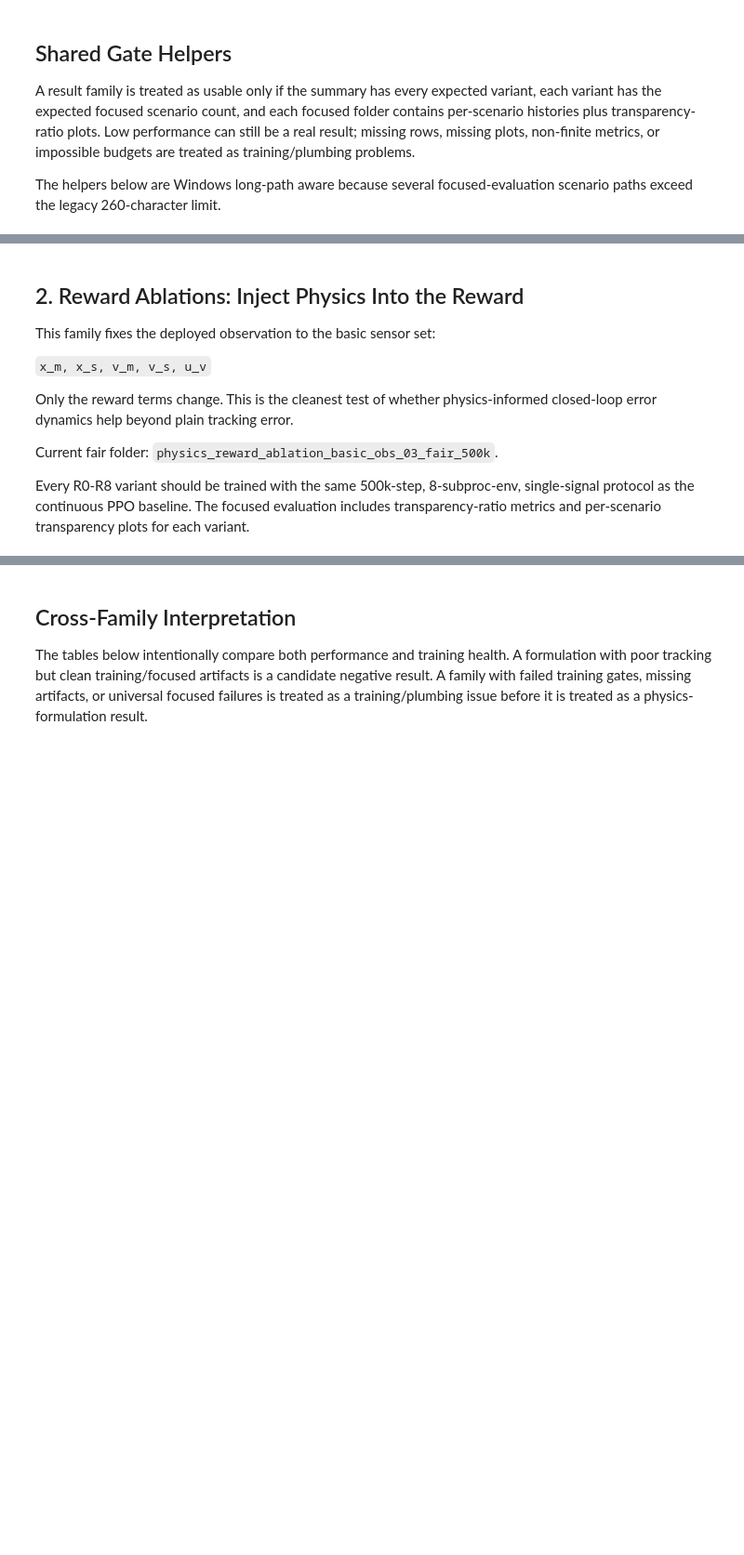
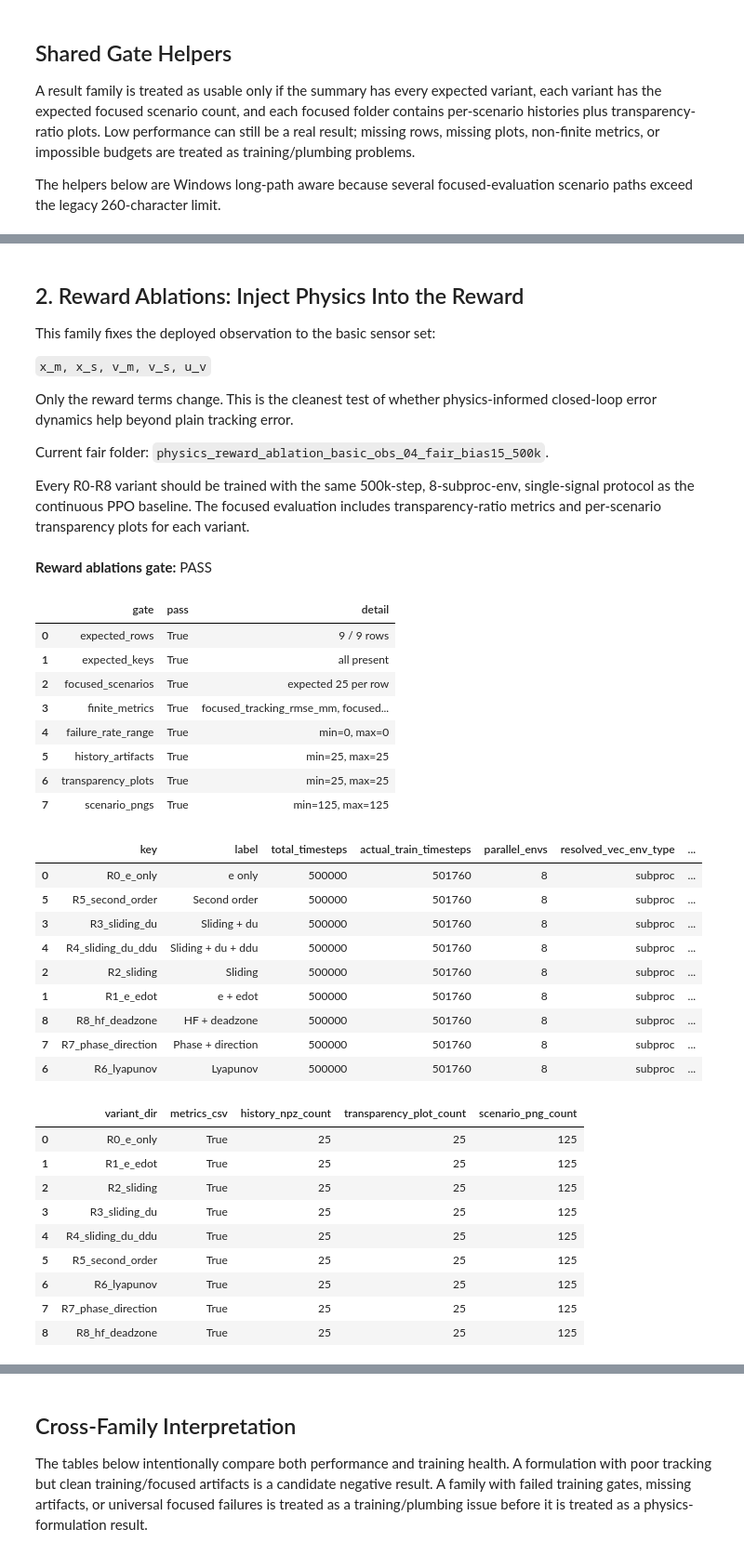
Before and after one commit to AhmadAssaad711/TeleopWithRL, a Jupyter notebook: notebooks/50_policy_gradient/55_physics_informed_formulations_results.ipynb, the cells around one changed output, grey strips where cells are left out. Shown at 93% size. Drawn from its saved outputs; the diff is of its cells as text; code cells hidden in the pictures; blank space fills up the shorter version.

Commit message:
physicsInformedCom;pleteRuns

```diff
--- a/notebooks/50_policy_gradient/55_physics_informed_formulations_results.ipynb
+++ b/notebooks/50_policy_gradient/55_physics_informed_formulations_results.ipynb
@@ -367,18 +520,49 @@ This family fixes the deployed observation to the basic sensor set:
 
 Only the reward terms change. This is the cleanest test of whether physics-informed closed-loop error dynamics help beyond plain tracking error.
 
-Current fair folder: `physics_reward_ablation_basic_obs_03_fair_500k`.
+Current fair folder: `physics_reward_ablation_basic_obs_04_fair_bias15_500k`.
 
 Every R0-R8 variant should be trained with the same 500k-step, 8-subproc-env, single-signal protocol as the continuous PPO baseline. The focused evaluation includes transparency-ratio metrics and per-scenario transparency plots for each variant.
 # %%
 
-reward_summary = load_summary_or_empty(REWARD_DIR, REWARD_KEYS, "reward fair 500k")
+reward_summary = load_summary_or_empty(REWARD_DIR, REWARD_KEYS, "reward fair bias15 500k")
 reward_audit = artifact_audit(REWARD_DIR, REWARD_KEYS)
 reward_gate = summarize_gate("Reward ablations", reward_summary, REWARD_KEYS, reward_audit)
 
 reward_cols = ["key", "label", "total_timesteps", "actual_train_timesteps", "parallel_envs", "resolved_vec_env_type", "reward_terms", "focused_tracking_rmse_mm", "focused_failure_rate", "focused_transparency_ratio_error_rmse", "focused_transparency_ratio_within_20pct", "focused_mean_abs_delta2_u_v"]
 display_sorted(reward_summary, reward_cols, "focused_tracking_rmse_mm")
 display(reward_audit)
+# %% [output]
+**Reward ablations gate:** PASS
+|  | gate | pass | detail |
+| 0 | expected_rows | True | 9 / 9 rows |
+| 1 | expected_keys | True | all present |
+| 2 | focused_scenarios | True | expected 25 per row |
+| 3 | finite_metrics | True | focused_tracking_rmse_mm, focused... |
+| 4 | failure_rate_range | True | min=0, max=0 |
+| 5 | history_artifacts | True | min=25, max=25 |
+| 6 | transparency_plots | True | min=25, max=25 |
+| 7 | scenario_pngs | True | min=125, max=125 |
+|  | key | label | total_timesteps | actual_train_timesteps | parallel_envs | resolved_vec_env_type | ... |
+| 0 | R0_e_only | e only | 500000 | 501760 | 8 | subproc | ... |
+| 5 | R5_second_order | Second order | 500000 | 501760 | 8 | subproc | ... |
+| 3 | R3_sliding_du | Sliding + du | 500000 | 501760 | 8 | subproc | ... |
+| 4 | R4_sliding_du_ddu | Sliding + du + ddu | 500000 | 501760 | 8 | subproc | ... |
+| 2 | R2_sliding | Sliding | 500000 | 501760 | 8 | subproc | ... |
+| 1 | R1_e_edot | e + edot | 500000 | 501760 | 8 | subproc | ... |
+| 8 | R8_hf_deadzone | HF + deadzone | 500000 | 501760 | 8 | subproc | ... |
+| 7 | R7_phase_direction | Phase + direction | 500000 | 501760 | 8 | subproc | ... |
+| 6 | R6_lyapunov | Lyapunov | 500000 | 501760 | 8 | subproc | ... |
+|  | variant_dir | metrics_csv | history_npz_count | transparency_plot_count | scenario_png_count |
+| 0 | R0_e_only | True | 25 | 25 | 125 |
+| 1 | R1_e_edot | True | 25 | 25 | 125 |
+| 2 | R2_sliding | True | 25 | 25 | 125 |
+| 3 | R3_sliding_du | True | 25 | 25 | 125 |
+| 4 | R4_sliding_du_ddu | True | 25 | 25 | 125 |
+| 5 | R5_second_order | True | 25 | 25 | 125 |
+| 6 | R6_lyapunov | True | 25 | 25 | 125 |
+| 7 | R7_phase_direction | True | 25 | 25 | 125 |
+| 8 | R8_hf_deadzone | True | 25 | 25 | 125 |
 # %%
 show_image(REWARD_DIR / "reward_ablation_summary.png", "Reward ablation summary")
 show_image(REWARD_DIR / "reward_ablation_training_curves.png", "Reward ablation training curves")
```
Also changed, not shown: parts of 18 cells of this notebook, 8 other files.
